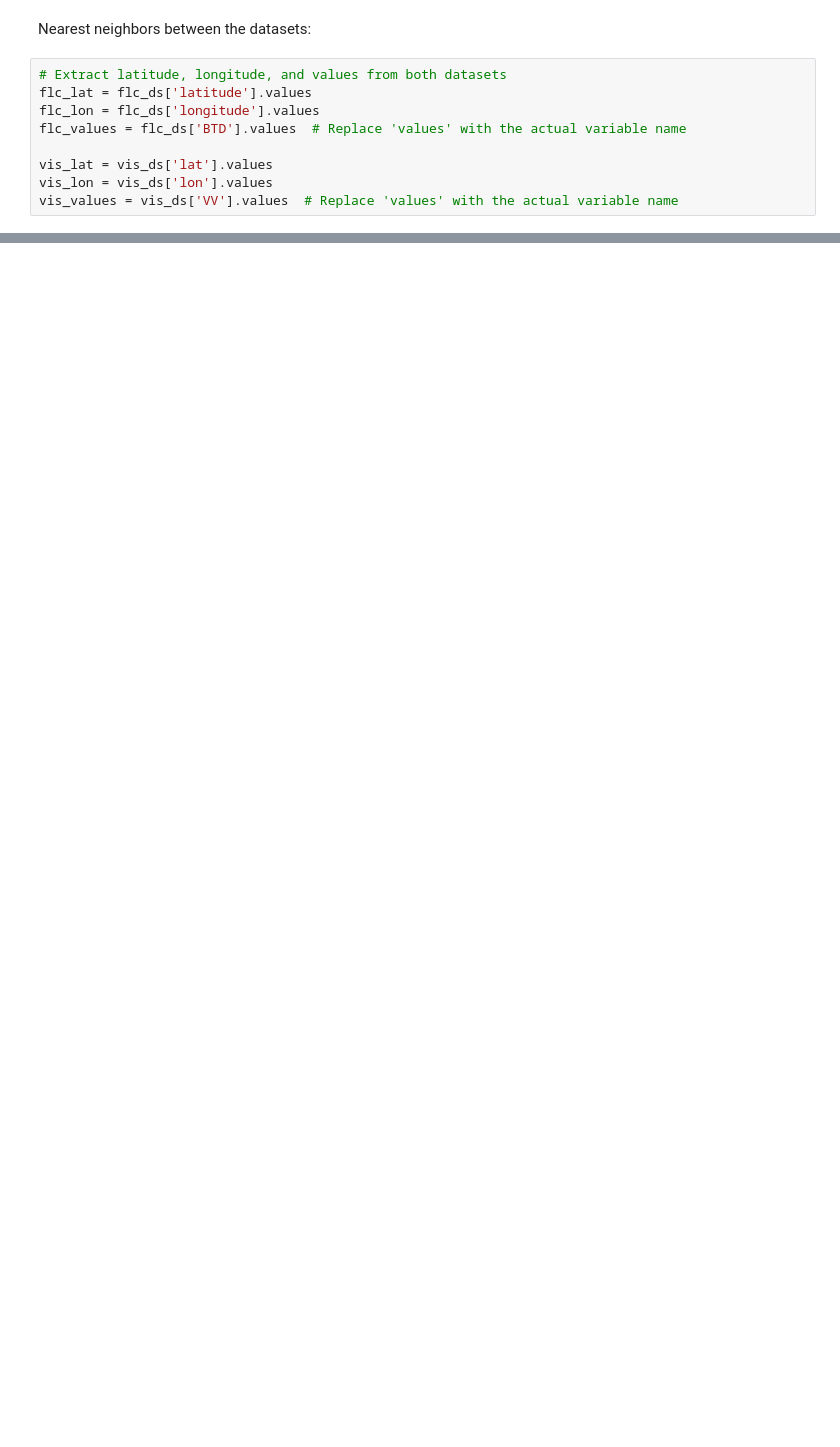
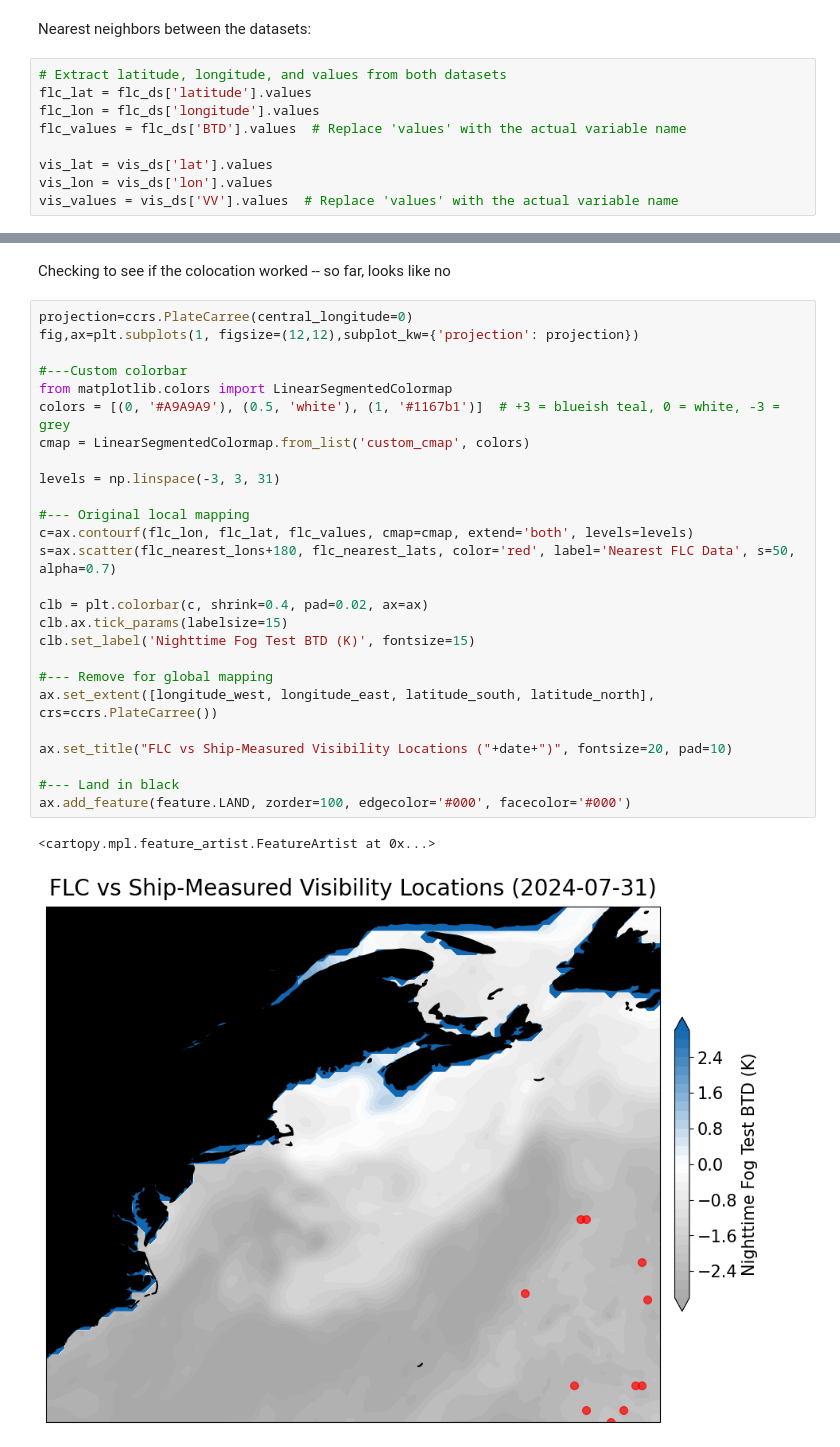
Before and after one commit to jesseturner/Maritime_Incidents, a Jupyter notebook: correlation_analysis.ipynb, the cells around one changed output, grey strips where cells are left out. Cells and saved outputs as stored; diff of their text form; blank space fills up the shorter version.

```diff
--- a/correlation_analysis.ipynb
+++ b/correlation_analysis.ipynb
@@ -98,0 +150,31 @@ plt.show()
+# %% [markdown]
+Checking to see if the colocation worked -- so far, looks like no
+# %%
+projection=ccrs.PlateCarree(central_longitude=0)
+fig,ax=plt.subplots(1, figsize=(12,12),subplot_kw={'projection': projection})
+
+#---Custom colorbar
+from matplotlib.colors import LinearSegmentedColormap
+colors = [(0, '#A9A9A9'), (0.5, 'white'), (1, '#1167b1')]  # +3 = blueish teal, 0 = white, -3 = grey
+cmap = LinearSegmentedColormap.from_list('custom_cmap', colors)
+
+levels = np.linspace(-3, 3, 31)
+
+#--- Original local mapping
+c=ax.contourf(flc_lon, flc_lat, flc_values, cmap=cmap, extend='both', levels=levels)
+s=ax.scatter(flc_nearest_lons+180, flc_nearest_lats, color='red', label='Nearest FLC Data', s=50, alpha=0.7)
+
+clb = plt.colorbar(c, shrink=0.4, pad=0.02, ax=ax)
+clb.ax.tick_params(labelsize=15)
+clb.set_label('Nighttime Fog Test BTD (K)', fontsize=15)
+
+#--- Remove for global mapping
+ax.set_extent([longitude_west, longitude_east, latitude_south, latitude_north], crs=ccrs.PlateCarree())
+
+ax.set_title("FLC vs Ship-Measured Visibility Locations ("+date+")", fontsize=20, pad=10)
+
+#--- Land in black
+ax.add_feature(feature.LAND, zorder=100, edgecolor='#000', facecolor='#000')
+# %% [output]
+<cartopy.mpl.feature_artist.FeatureArtist at 0x...>
+[figure, added]
```
Also changed, not shown: parts of 8 cells of this notebook.
